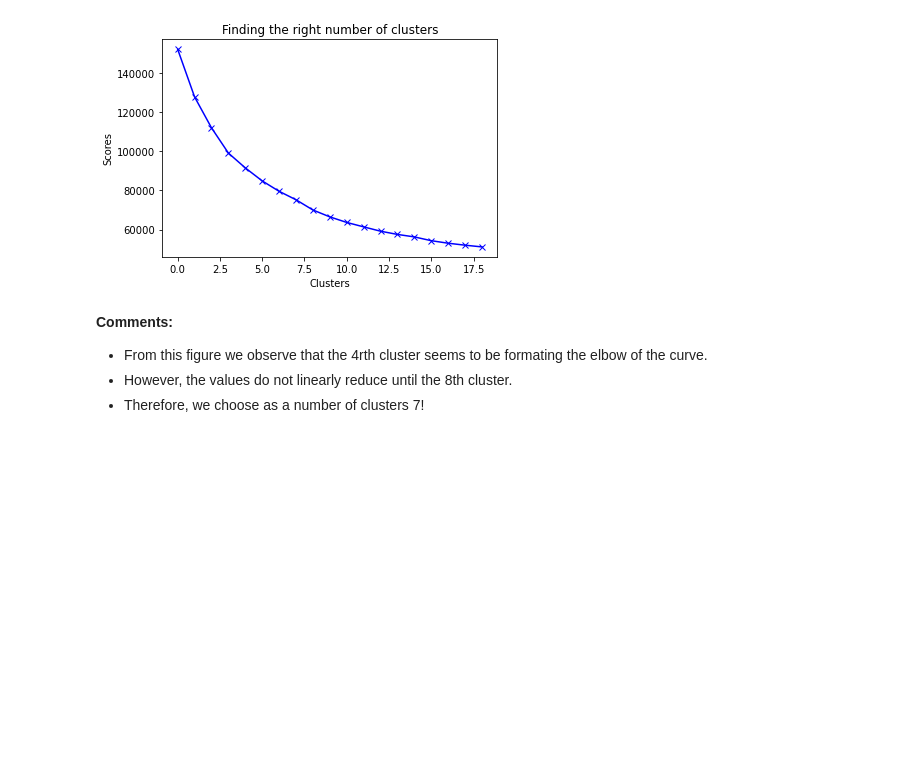
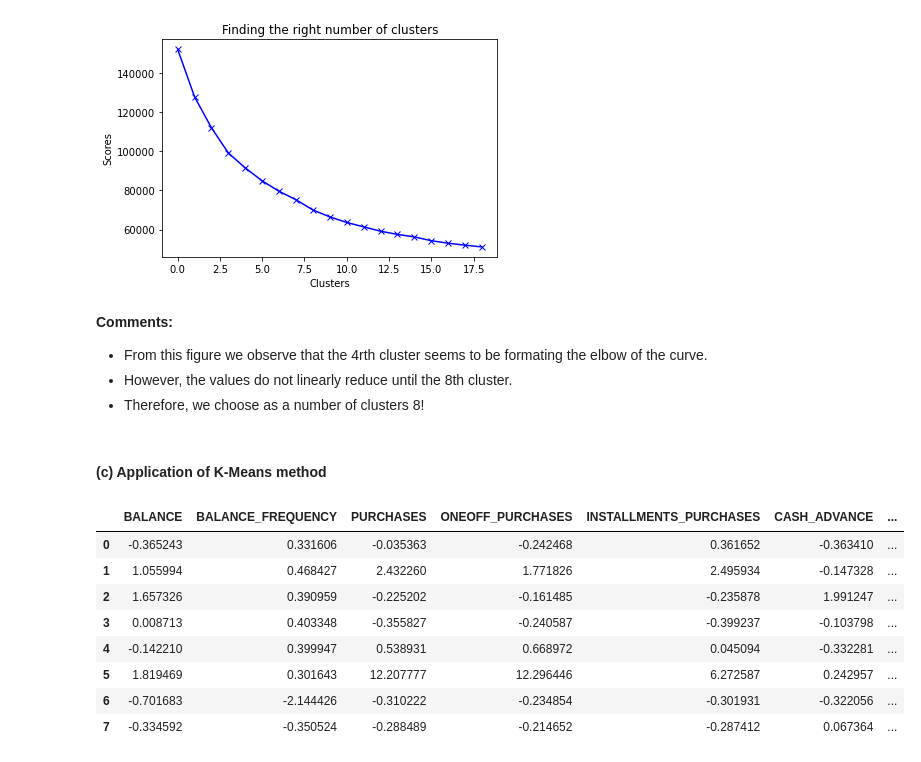
Before and after one commit to Panostam/Marketing_Department_Clustering_Project, a Jupyter notebook: Marketing_Department_Clustering_Project.ipynb, the cells around one changed output. Cells and saved outputs as stored; diff of their text form; code cells hidden in the pictures; blank space fills up the shorter version.

```diff
--- a/Marketing_Department_Clustering_Project.ipynb
+++ b/Marketing_Department_Clustering_Project.ipynb
@@ -201,4 +201,23 @@ plt.show()
 **Comments:**
 * From this figure we observe that the 4rth cluster seems to be formating the elbow of the curve.
 * However, the values do not linearly reduce until the 8th cluster.
-* Therefore, we choose as a number of clusters 7!
+* Therefore, we choose as a number of clusters 8!
+# %% [markdown]
+#### (c) Application of K-Means method
+# %%
+kmeans = KMeans(8)
+kmeans.fit(creditcard_df_scaled)
+labels = kmeans.labels_
+# %%
+cluster_centers = pd.DataFrame(data = kmeans.cluster_centers_, columns = [creditcard_df.columns])
+cluster_centers
+# %% [output]
+|  | BALANCE | BALANCE_FREQUENCY | PURCHASES | ONEOFF_PURCHASES | INSTALLMENTS_PURCHASES | CASH_ADVANCE | ... |
+| 0 | -0.365243 | 0.331606 | -0.035363 | -0.242468 | 0.361652 | -0.363410 | ... |
+| 1 | 1.055994 | 0.468427 | 2.432260 | 1.771826 | 2.495934 | -0.147328 | ... |
+| 2 | 1.657326 | 0.390959 | -0.225202 | -0.161485 | -0.235878 | 1.991247 | ... |
+| 3 | 0.008713 | 0.403348 | -0.355827 | -0.240587 | -0.399237 | -0.103798 | ... |
+| 4 | -0.142210 | 0.399947 | 0.538931 | 0.668972 | 0.045094 | -0.332281 | ... |
+| 5 | 1.819469 | 0.301643 | 12.207777 | 12.296446 | 6.272587 | 0.242957 | ... |
+| 6 | -0.701683 | -2.144426 | -0.310222 | -0.234854 | -0.301931 | -0.322056 | ... |
+| 7 | -0.334592 | -0.350524 | -0.288489 | -0.214652 | -0.287412 | 0.067364 | ... |
```
Also changed, not shown: parts of 4 cells of this notebook.
